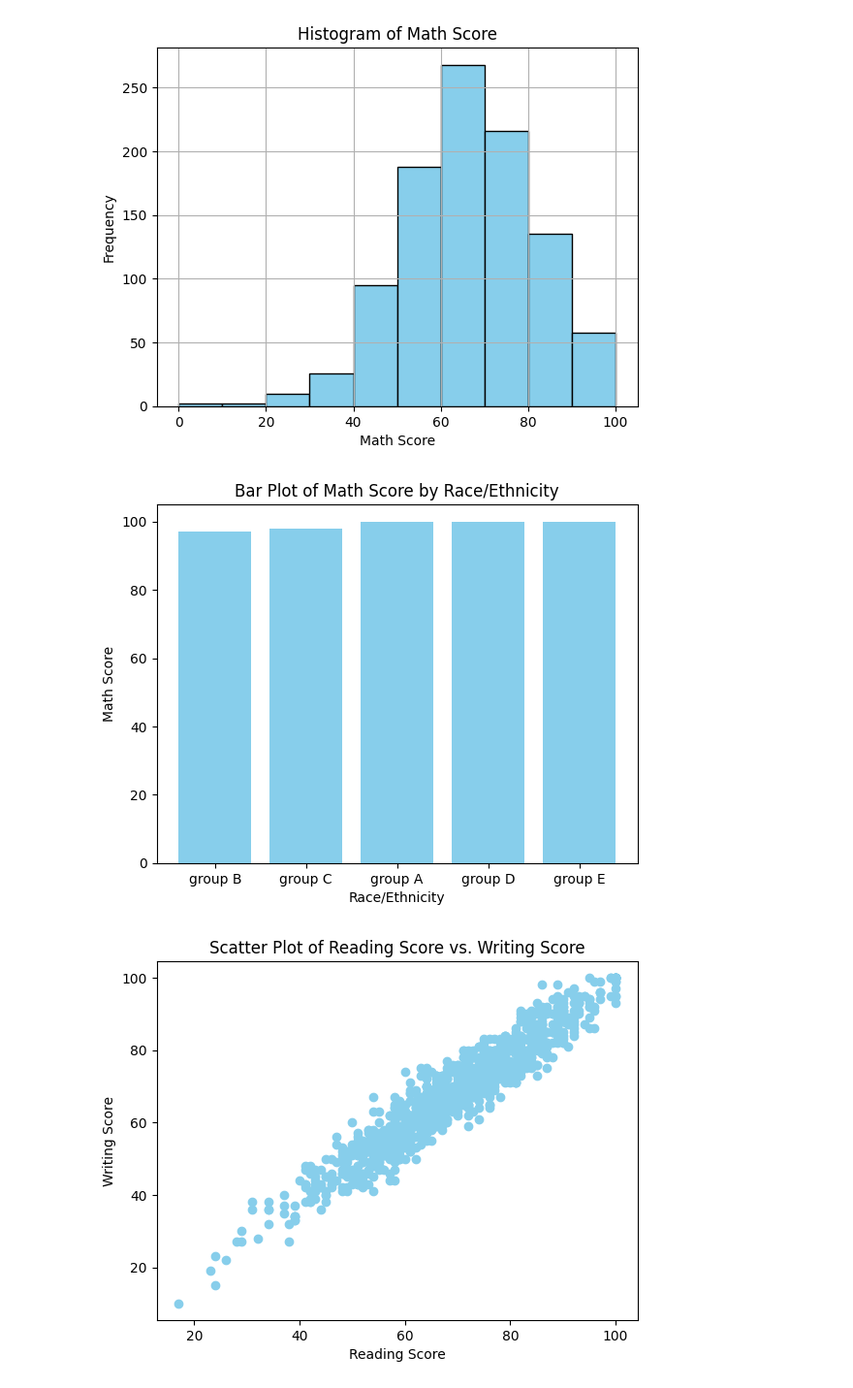
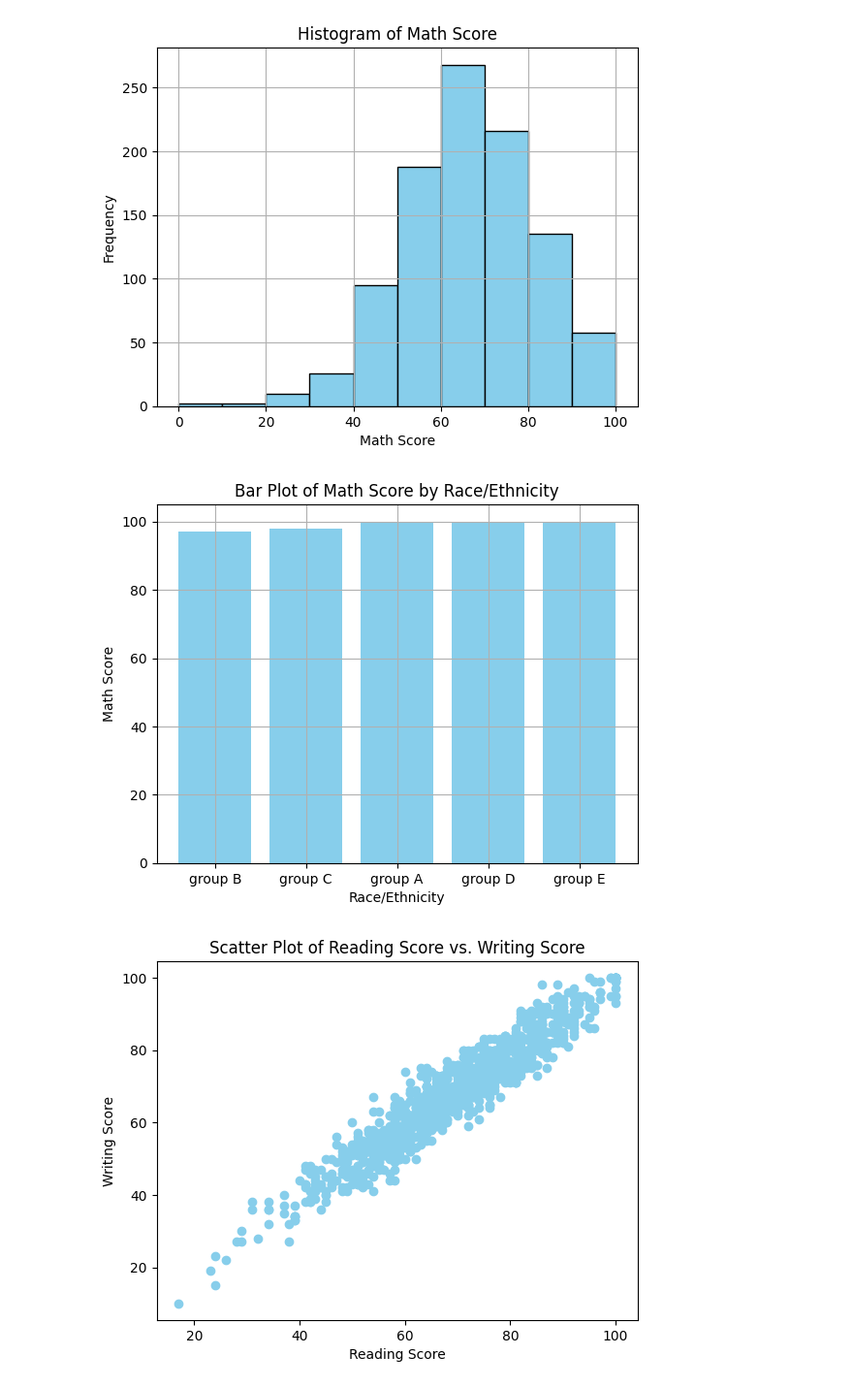
Before and after one commit to FARHANCHOUDHARI/google-colab, a Jupyter notebook: iris_dataset.ipynb, the cells around one changed output. Shown: that part at 97% size. Saved outputs shown, nothing was run; the diff lists cells and outputs as text; code cells hidden in the pictures.

```diff
--- a/iris_dataset.ipynb
+++ b/iris_dataset.ipynb
@@ -196,15 +196,16 @@ plt.show()
 # %%
 import pandas as pd
 import matplotlib.pyplot as plt
 file_name='/StudentsPerformance.csv'
 df=pd.read_csv('/content/StudentsPerformance.csv')
 plt.bar(df['race/ethnicity'],df['math score'], color='skyblue')
 plt.title('Bar Plot of Math Score by Race/Ethnicity')
 plt.xlabel('Race/Ethnicity')
 plt.ylabel('Math Score')
+plt.grid(True)
 plt.show()
 # %% [output]
-[figure, old version]
+[figure, new version]
 # %%
 import pandas as pd
 import matplotlib.pyplot as plt
```
Also changed, not shown: parts of 1 cell of this notebook.
